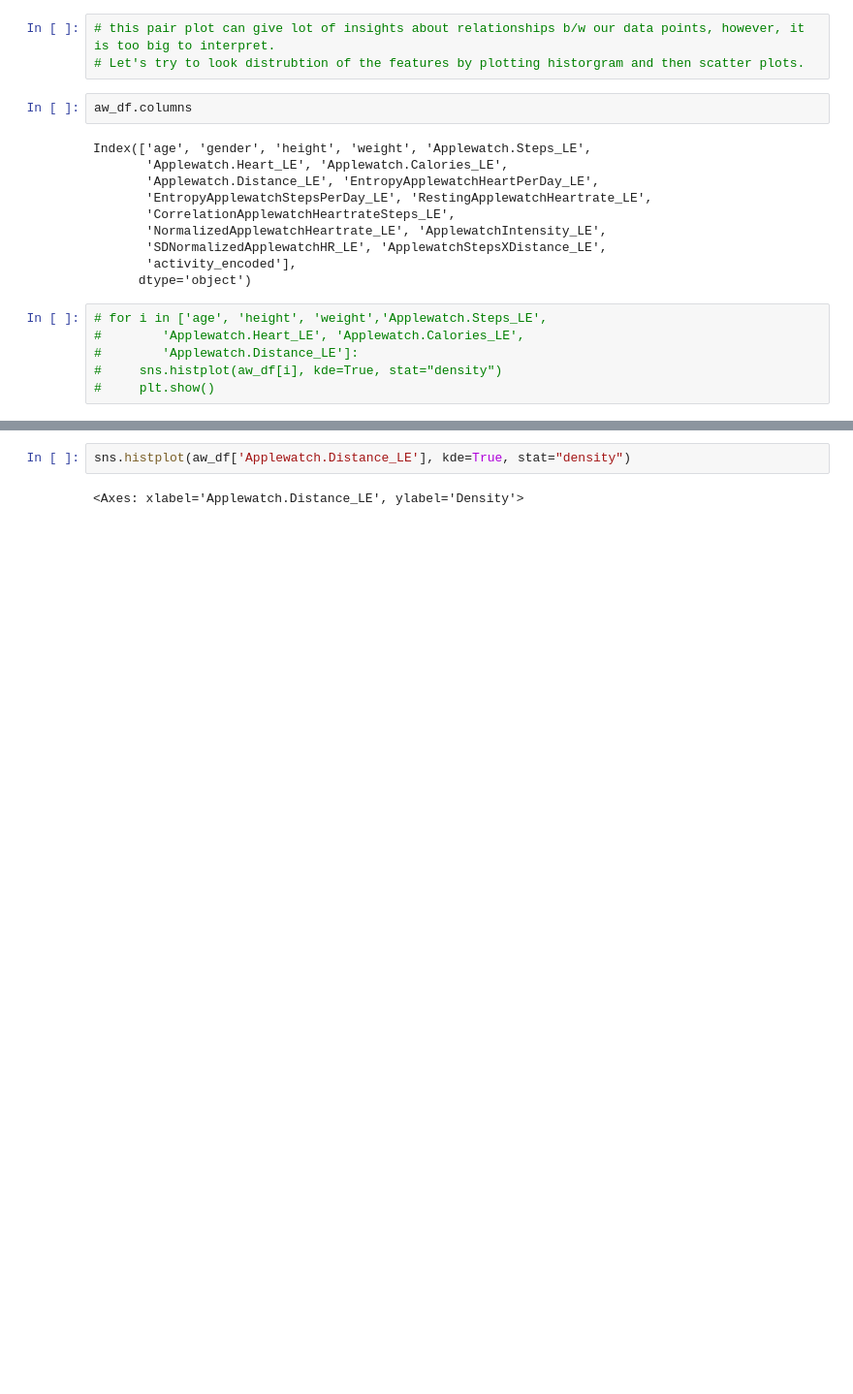
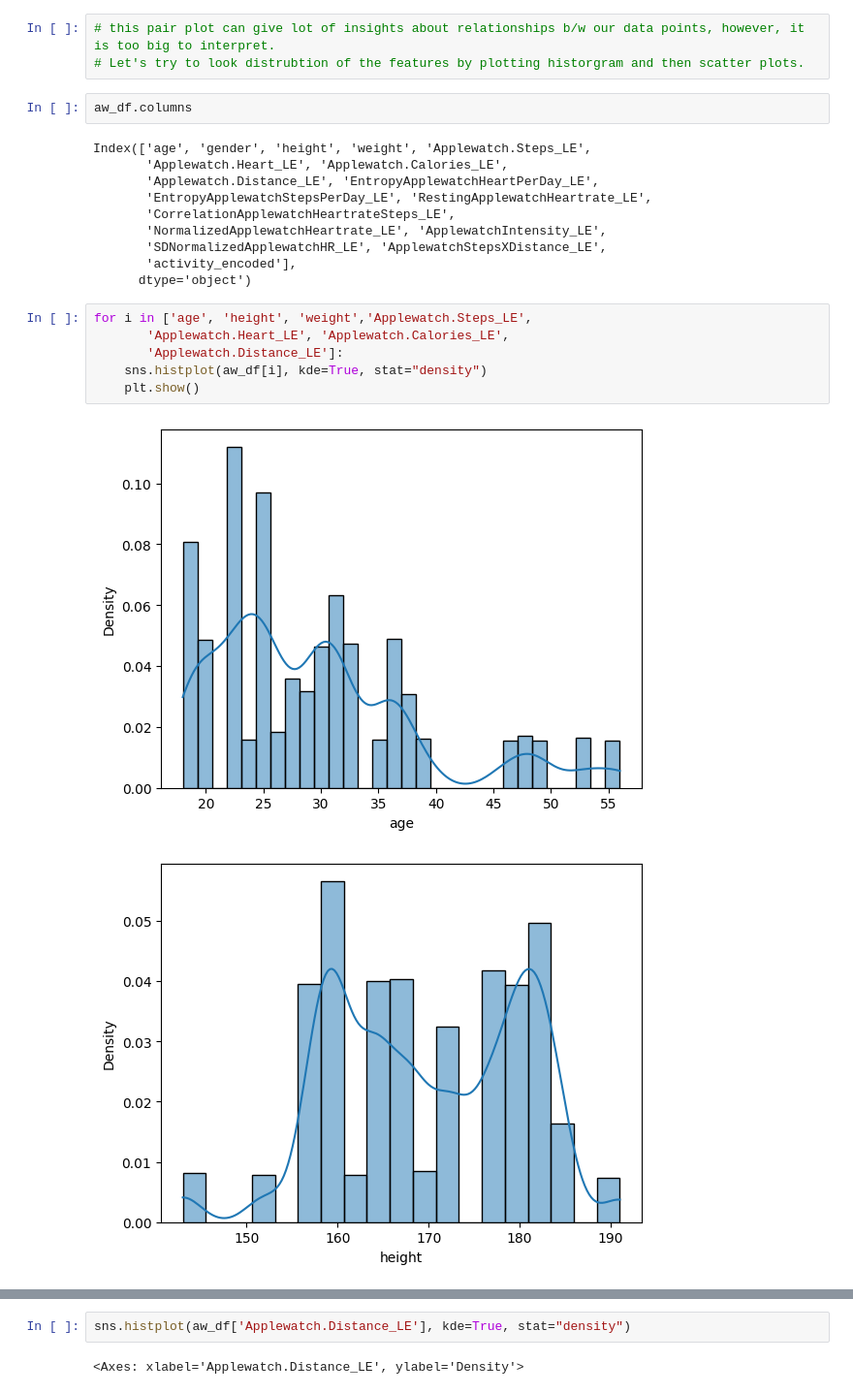
Before and after one commit to AnshulSGarg/Apple-Watch-Activity-Detection-Classification-Model, a Jupyter notebook: classification-apple-watch-activity-detection.ipynb, the cells around one changed output, grey strips where cells are left out. Shown at 97% size. Cells and saved outputs as stored; diff of their text form; blank space fills up the shorter version.

```diff
--- a/classification-apple-watch-activity-detection.ipynb
+++ b/classification-apple-watch-activity-detection.ipynb
@@ -200,8 +208,11 @@ Index(['age', 'gender', 'height', 'weight', 'Applewatch.Steps_LE',
        'activity_encoded'],
       dtype='object')
 # %%
-# for i in ['age', 'height', 'weight','Applewatch.Steps_LE',
-#        'Applewatch.Heart_LE', 'Applewatch.Calories_LE',
-#        'Applewatch.Distance_LE']:
-#     sns.histplot(aw_df[i], kde=True, stat="density")
-#     plt.show()
+for i in ['age', 'height', 'weight','Applewatch.Steps_LE',
+       'Applewatch.Heart_LE', 'Applewatch.Calories_LE',
+       'Applewatch.Distance_LE']:
+    sns.histplot(aw_df[i], kde=True, stat="density")
+    plt.show()
+# %% [output]
+[figure, added]
+[figure, added]
```
Also changed, not shown: parts of 41 cells of this notebook.
